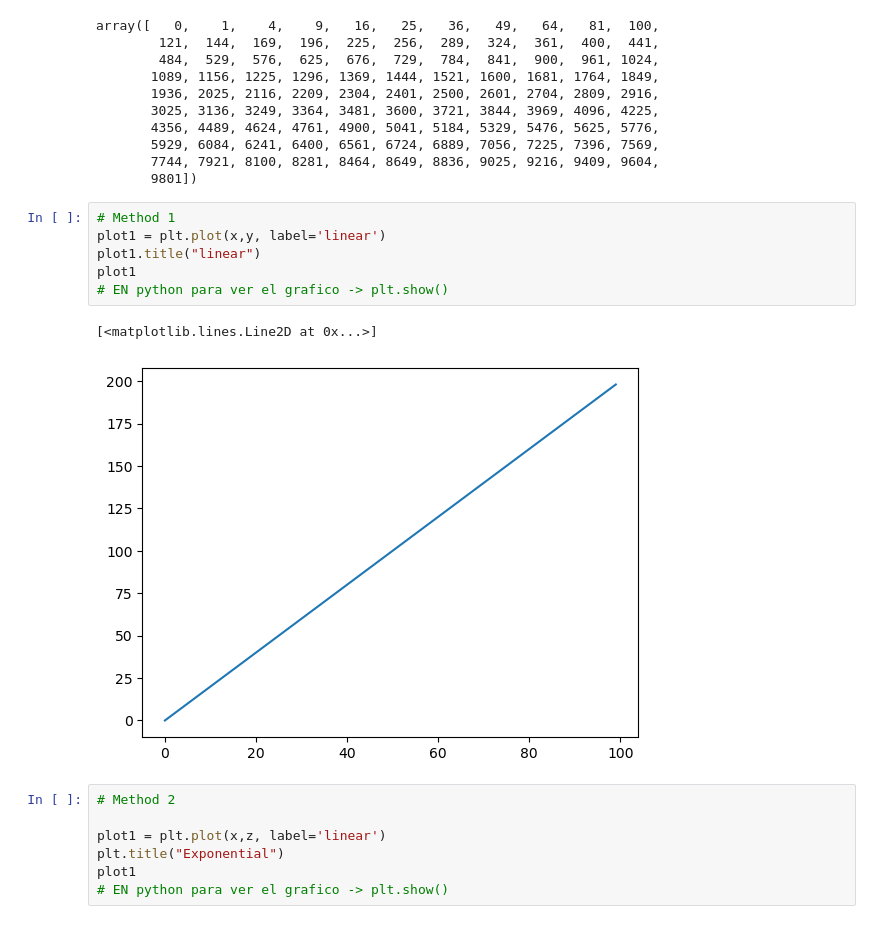
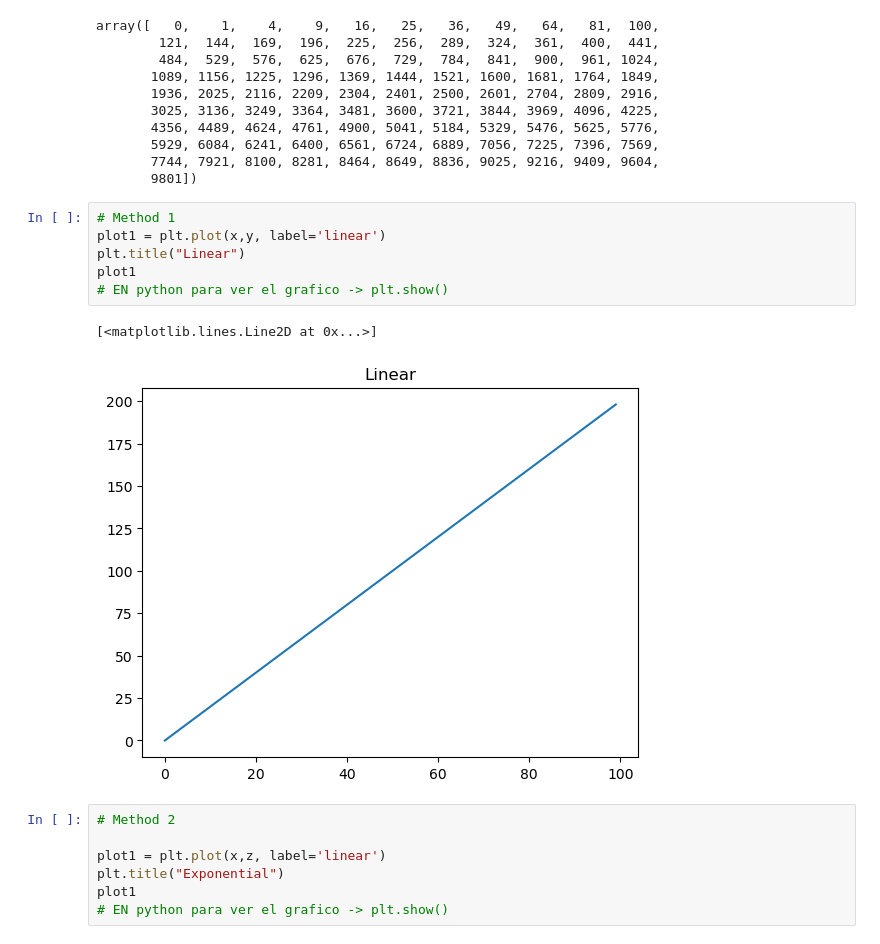
Before and after one commit to martingonzalezr001/dataptmad0924_labs, a Jupyter notebook: module-2/matplotlib-seaborn/your-code/main.ipynb, the cells around one changed output. Drawn from its saved outputs; the diff is of its cells as text.

```diff
--- a/module-2/matplotlib-seaborn/your-code/main.ipynb
+++ b/module-2/matplotlib-seaborn/your-code/main.ipynb
@@ -60,12 +57,12 @@ array([   0,    1,    4,    9,   16,   25,   36,   49,   64,   81,  100,
 # %%
 # Method 1
 plot1 = plt.plot(x,y, label='linear')
-plot1.title("linear")
+plt.title("Linear")
 plot1
 # EN python para ver el grafico -> plt.show()
 # %% [output]
 [<matplotlib.lines.Line2D at 0x...>]
-[figure, old version]
+[figure, new version]
 # %%
 # Method 2
 
```
Also changed, not shown: parts of 17 cells of this notebook, 1 other file.
